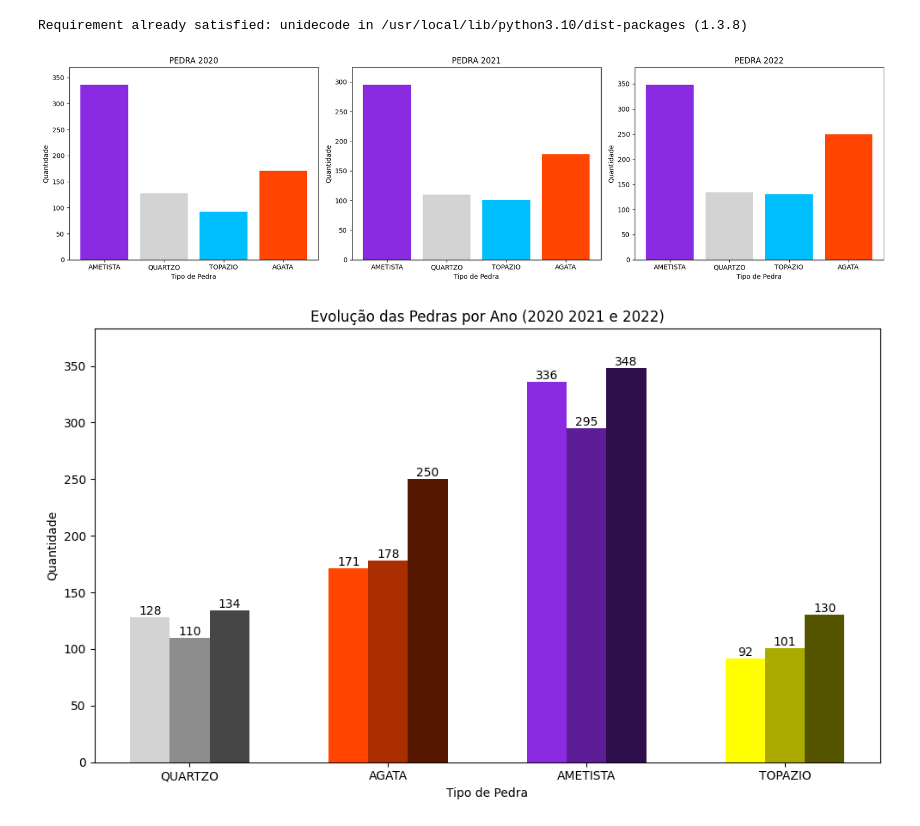
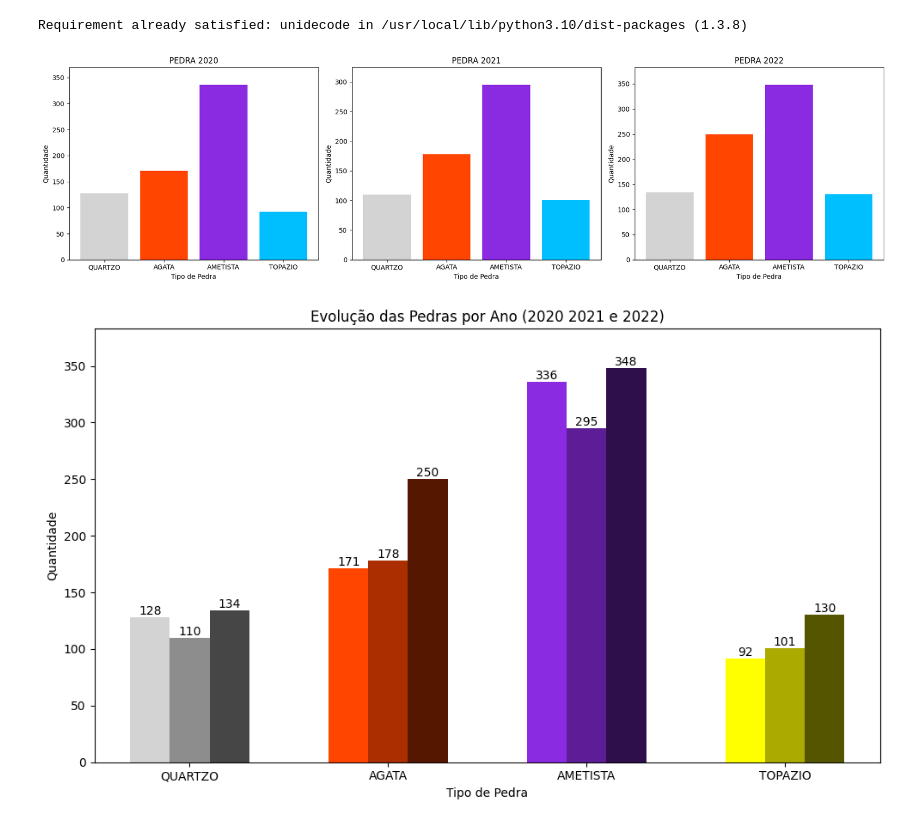
Before and after one commit to fredquesado/Datathon_FIAP, a Jupyter notebook: Notebook/TechChallenge5DatathonPassos.ipynb, the cells around one changed output. Saved outputs shown, nothing was run; the diff lists cells and outputs as text; code cells hidden in the pictures.

```diff
--- a/Notebook/TechChallenge5DatathonPassos.ipynb
+++ b/Notebook/TechChallenge5DatathonPassos.ipynb
@@ -352,35 +359,35 @@ for i, df in enumerate(df_list):
 # Definir as cores associadas às pedras com os nomes corretos
 cores_pedras = {
     'QUARTZO': '#D3D3D3',   # Cinza claro
     'AGATA': '#FF4500',     # Vermelho/laranja
     'AMETISTA': '#8A2BE2',  # Roxo
     'TOPAZIO': '#00BFFF'    # Azul claro
 }
 
 # Criar subplots para os três anos
 fig, axs = plt.subplots(1, 3, figsize=(18, 5))
 
 for i, df in enumerate(df_list):
     # Contar a quantidade de cada valor categórico
     contagem = df[f'PEDRA_{anos[i]}'].value_counts()
 
     # Ordenar os valores na ordem desejada e com os nomes corretos
-    contagem = contagem.reindex(['AMETISTA', 'QUARTZO', 'TOPAZIO', 'AGATA'], fill_value=0)
+    contagem = contagem.reindex(['QUARTZO','AGATA','AMETISTA','TOPAZIO'], fill_value=0)
 
     # Plotar o gráfico de barras
     axs[i].bar(contagem.index, contagem.values, color=[cores_pedras[categoria] for categoria in contagem.index])
 
     # Definir título e rótulos
     axs[i].set_title(f'PEDRA {anos[i]}')
     axs[i].set_xlabel('Tipo de Pedra')
     axs[i].set_ylabel('Quantidade')
     axs[i].set_ylim(0, max(contagem.values) * 1.1)  # Adicionar um pouco de espaço no eixo y
 
 # Ajustar o layout
 plt.tight_layout()
 plt.show()
 # %% [output]
-[figure, old version]
+[figure, new version]
 # %%
 import pandas as pd
 import matplotlib.pyplot as plt
```
Also changed, not shown: parts of 13 cells of this notebook.
